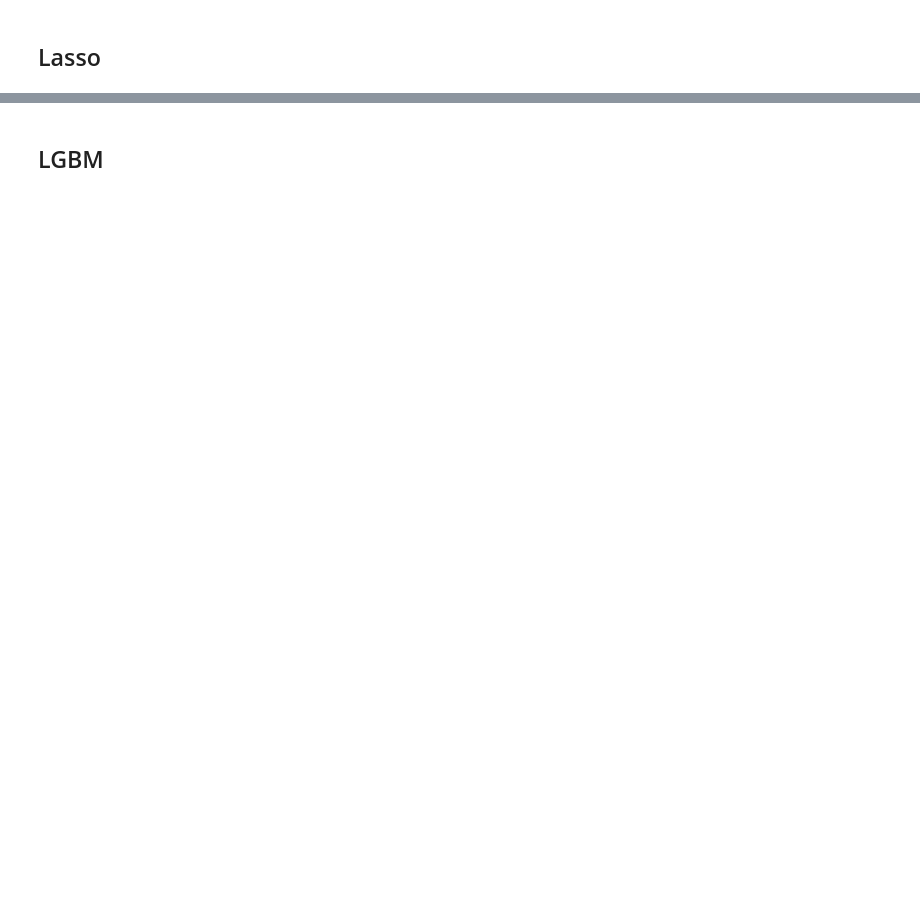
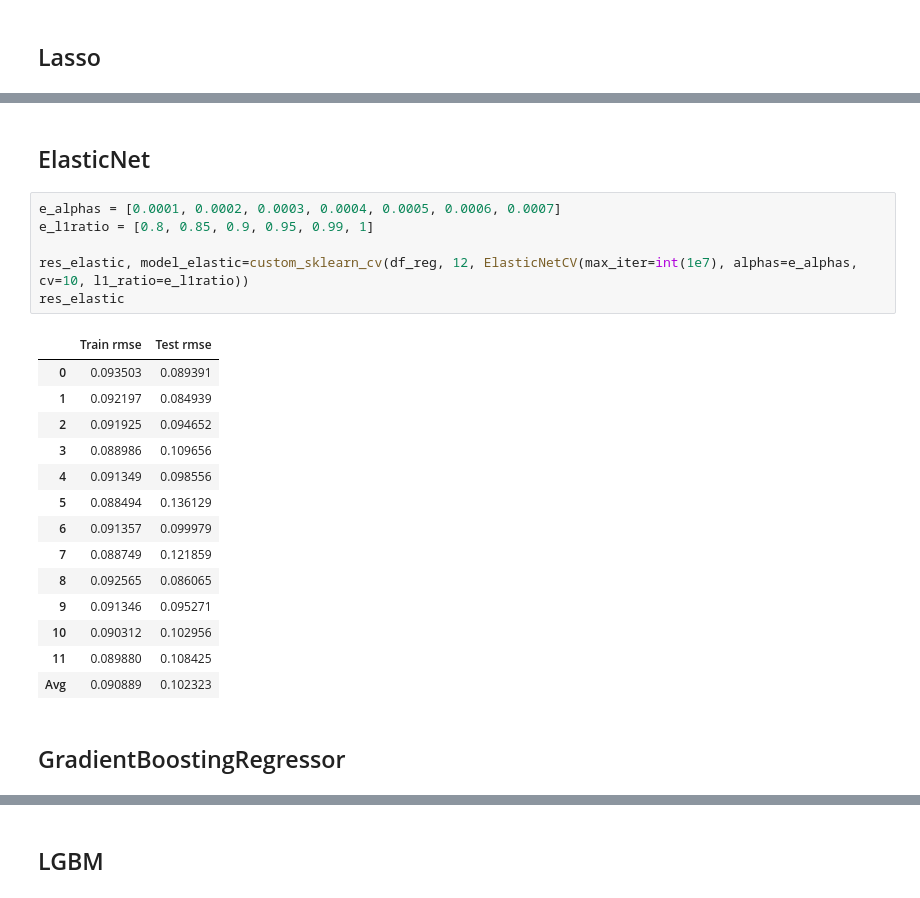
Before and after one commit to akimalikhanov/w, a Jupyter notebook: full_project2.ipynb, the cells around one changed output, grey strips where cells are left out. Cells and saved outputs as stored; diff of their text form; blank space fills up the shorter version.

```diff
--- a/full_project2.ipynb
+++ b/full_project2.ipynb
@@ -525,0 +636,25 @@ res_ridge
+# %% [markdown]
+## ElasticNet
+# %%
+e_alphas = [0.0001, 0.0002, 0.0003, 0.0004, 0.0005, 0.0006, 0.0007]
+e_l1ratio = [0.8, 0.85, 0.9, 0.95, 0.99, 1]
+
+res_elastic, model_elastic=custom_sklearn_cv(df_reg, 12, ElasticNetCV(max_iter=int(1e7), alphas=e_alphas, cv=10, l1_ratio=e_l1ratio))
+res_elastic
+# %% [output]
+|  | Train rmse | Test rmse |
+| 0 | 0.093503 | 0.089391 |
+| 1 | 0.092197 | 0.084939 |
+| 2 | 0.091925 | 0.094652 |
+| 3 | 0.088986 | 0.109656 |
+| 4 | 0.091349 | 0.098556 |
+| 5 | 0.088494 | 0.136129 |
+| 6 | 0.091357 | 0.099979 |
+| 7 | 0.088749 | 0.121859 |
+| 8 | 0.092565 | 0.086065 |
+| 9 | 0.091346 | 0.095271 |
+| 10 | 0.090312 | 0.102956 |
+| 11 | 0.089880 | 0.108425 |
+| Avg | 0.090889 | 0.102323 |
+# %% [markdown]
+## GradientBoostingRegressor
```
Also changed, not shown: parts of 42 cells of this notebook.
